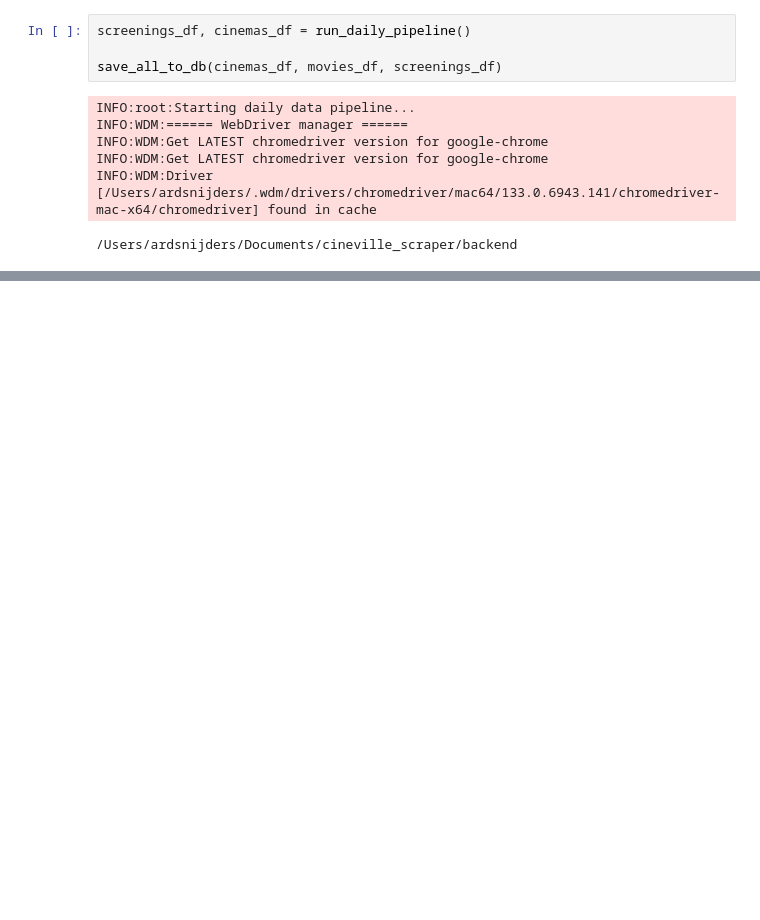
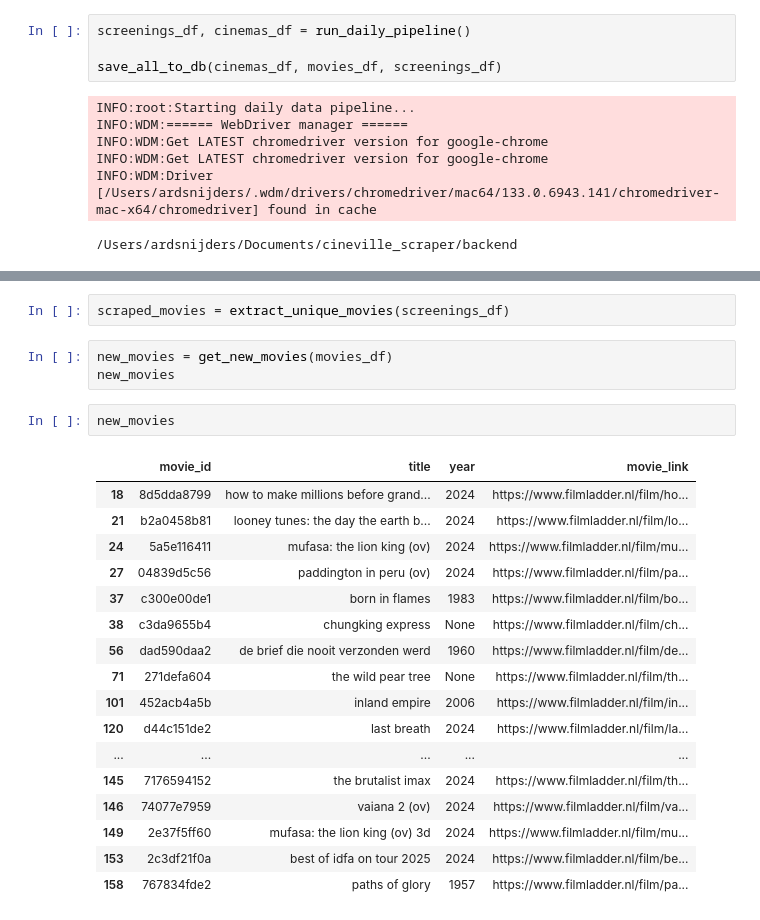
Before and after one commit to asnijders/cineville_scraper, a Jupyter notebook: backend/pipeline.ipynb, the cells around one changed output, grey strips where cells are left out. Drawn from its saved outputs; the diff is of its cells as text; blank space fills up the shorter version.

```diff
--- a/backend/pipeline.ipynb
+++ b/backend/pipeline.ipynb
@@ -43,0 +103,25 @@ INFO:WDM:Driver [/Users/ardsnijders/.wdm/drivers/chromedriver/mac64/133.0.6943.1
+# %%
+scraped_movies = extract_unique_movies(screenings_df)
+# %%
+new_movies = get_new_movies(movies_df)
+new_movies
+# %%
+new_movies
+# %% [output]
+|  | movie_id | title | year | movie_link |
+| 18 | 8d5dda8799 | how to make millions before grand... | 2024 | https://www.filmladder.nl/film/ho... |
+| 21 | b2a0458b81 | looney tunes: the day the earth b... | 2024 | https://www.filmladder.nl/film/lo... |
+| 24 | 5a5e116411 | mufasa: the lion king (ov) | 2024 | https://www.filmladder.nl/film/mu... |
+| 27 | 04839d5c56 | paddington in peru (ov) | 2024 | https://www.filmladder.nl/film/pa... |
+| 37 | c300e00de1 | born in flames | 1983 | https://www.filmladder.nl/film/bo... |
+| 38 | c3da9655b4 | chungking express | None | https://www.filmladder.nl/film/ch... |
+| 56 | dad590daa2 | de brief die nooit verzonden werd | 1960 | https://www.filmladder.nl/film/de... |
+| 71 | 271defa604 | the wild pear tree | None | https://www.filmladder.nl/film/th... |
+| 101 | 452acb4a5b | inland empire | 2006 | https://www.filmladder.nl/film/in... |
+| 120 | d44c151de2 | last breath | 2024 | https://www.filmladder.nl/film/la... |
+| ... | ... | ... | ... | ... |
+| 145 | 7176594152 | the brutalist imax | 2024 | https://www.filmladder.nl/film/th... |
+| 146 | 74077e7959 | vaiana 2 (ov) | 2024 | https://www.filmladder.nl/film/va... |
+| 149 | 2e37f5ff60 | mufasa: the lion king (ov) 3d | 2024 | https://www.filmladder.nl/film/mu... |
+| 153 | 2c3df21f0a | best of idfa on tour 2025 | 2024 | https://www.filmladder.nl/film/be... |
+| 158 | 767834fde2 | paths of glory | 1957 | https://www.filmladder.nl/film/pa... |
```
Also changed, not shown: parts of 11 cells of this notebook.
